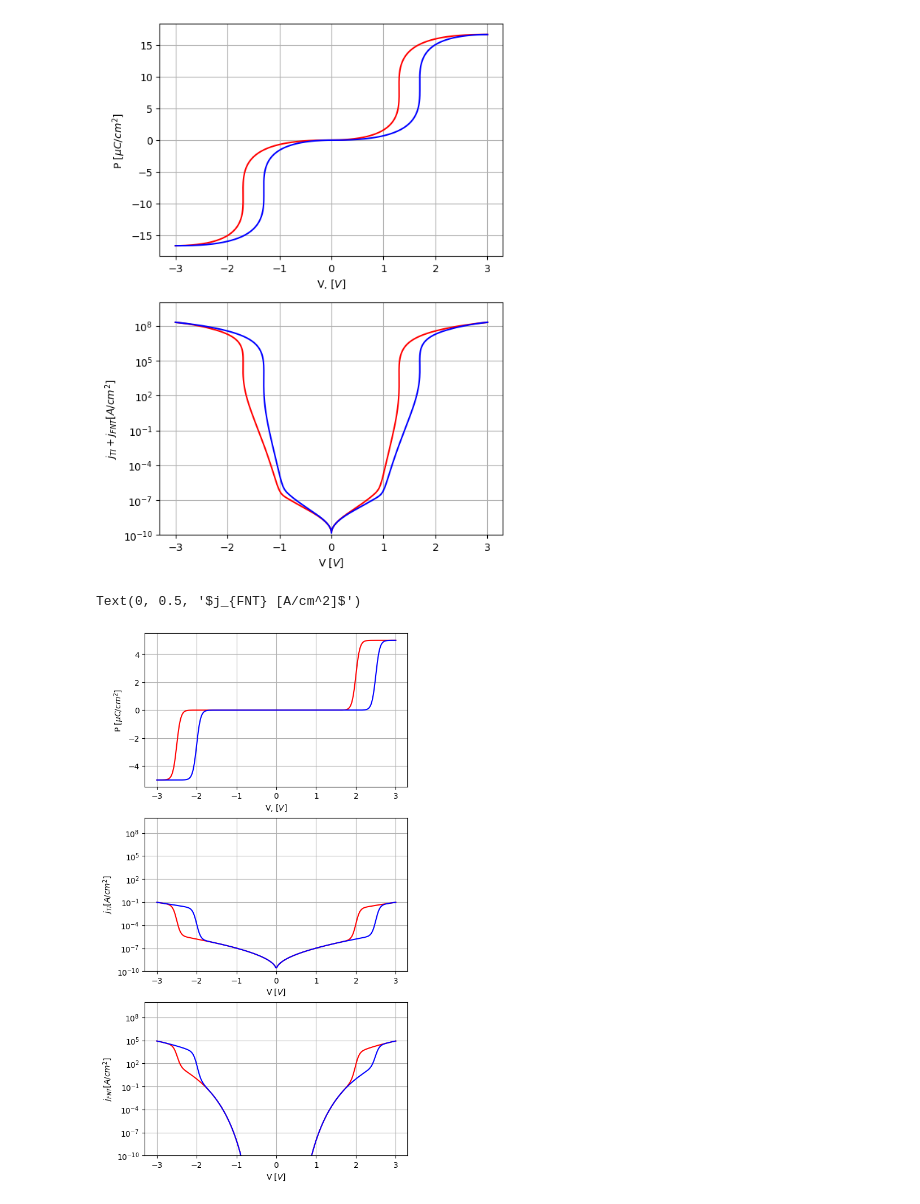
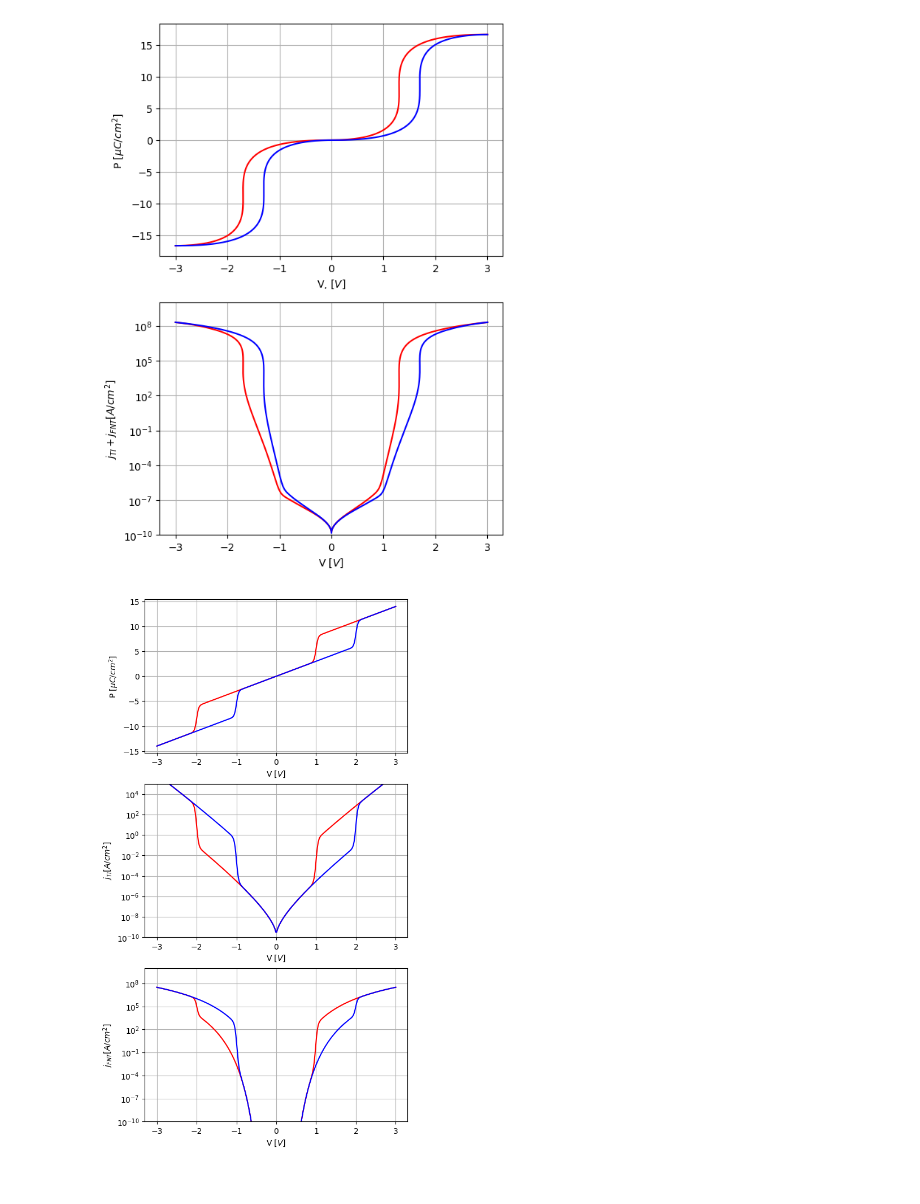
Before and after one commit to OneMoreGate/AFTJ, a Jupyter notebook: final.ipynb, the cells around one changed output. Saved outputs shown, nothing was run; the diff lists cells and outputs as text; code cells hidden in the pictures.

```diff
--- a/final.ipynb
+++ b/final.ipynb
@@ -54,7 +54,7 @@ def Polarization(lenght, branch, scale):
     elif branch == 'up':
         return [np.concatenate((x_tick[int(lenght/2)-1: -1][::-1], x_tick_2[int(lenght/2)-1: -1][::-1])), np.concatenate((scale * y_tick[int(lenght/2)-1: -1][::-1], scale * y_tick_2[int(lenght/2)-1: -1][::-1]))]
 
-def hyst_sigm(points: int, k: float, c: float, shift: float, hight: float, width: float, branch: str):
+def hyst_sigm(points: int, k: float, c: float, shift: float, width: float, hight: float, branch: str):
     x = np.linspace(-3, 3, points)
     if branch == 'up':
         P_plus = np.array([k * x[i] + hight/(1 + np.exp(-c * (x[i] - shift)))  for i in range(points) if x[i] > 0])
@@ -221,35 +220,36 @@ Text(0, 0.5, '$j_{TI} + j_{FNT} [A/cm^2]$')
 [figure]
 # %%
 n = 300
-V_up, P_up = hyst_sigm(n, 0, 20, 2, 5, 0.5, 'up')
-V_bottom, P_bottom = hyst_sigm(n, 0, 20, 2, 5, 0.5, 'bottom')
+V_up, P_up = hyst_sigm(n, 3, 40, 1, 1, 5, 'up')
+V_bottom, P_bottom = hyst_sigm(n, 3, 40, 1, 1, 5, 'bottom')
 
 fig, ax = plt.subplots(ncols=1, nrows=3, figsize = [6,12])
 
 ax[0].plot(V_up, P_up, 'r')
 ax[0].plot(V_bottom, P_bottom, 'b')
 ax[0].grid()
-ax[0].set_xlabel(r'V, [$V$]')
+ax[0].set_xlabel(r'V [$V$]')
 ax[0].set_ylabel(r'P $[\mu C/ cm^2]$')
 
 ax[1].plot(V_up, j_TI(V_up, 5, P_up, 1, 1), 'r')
 ax[1].plot(V_bottom, j_TI(V_bottom, 5, P_bottom, 1, 1), 'b')
 ax[1].set_yscale('log')
 ax[1].grid()
-ax[1].set_ylim([10 ** (-10), 10 ** (10)])
+ax[1].set_ylim([10 ** (-10), 10 ** (5)])
 ax[1].set_xlabel(r'V [$V$]')
 ax[1].set_ylabel(r'$j_{TI} [A/cm^2]$')
 
 ax[2].plot(V_up, j_FNT(V_up, 5, P_up, 1, 1), 'r')
 ax[2].plot(V_bottom, j_FNT(V_bottom, 5, P_bottom, 1, 1), 'b')
 ax[2].set_yscale('log')
 ax[2].grid()
 ax[2].set_ylim([10 ** (-10), 10 ** (10)])
 ax[2].set_xlabel(r'V [$V$]')
 ax[2].set_ylabel(r'$j_{FNT} [A/cm^2]$')
+
+plt.savefig('curr_sigm.png', dpi = 300, bbox_inches = 'tight')
 # %% [output]
-Text(0, 0.5, '$j_{FNT} [A/cm^2]$')
-[figure, old version]
+[figure, new version]
 # %%
 fig, ax = plt.subplots(ncols=1, nrows=2, figsize = [6,9])
 
```
Also changed, not shown: parts of 3 cells of this notebook, 2 other files.
